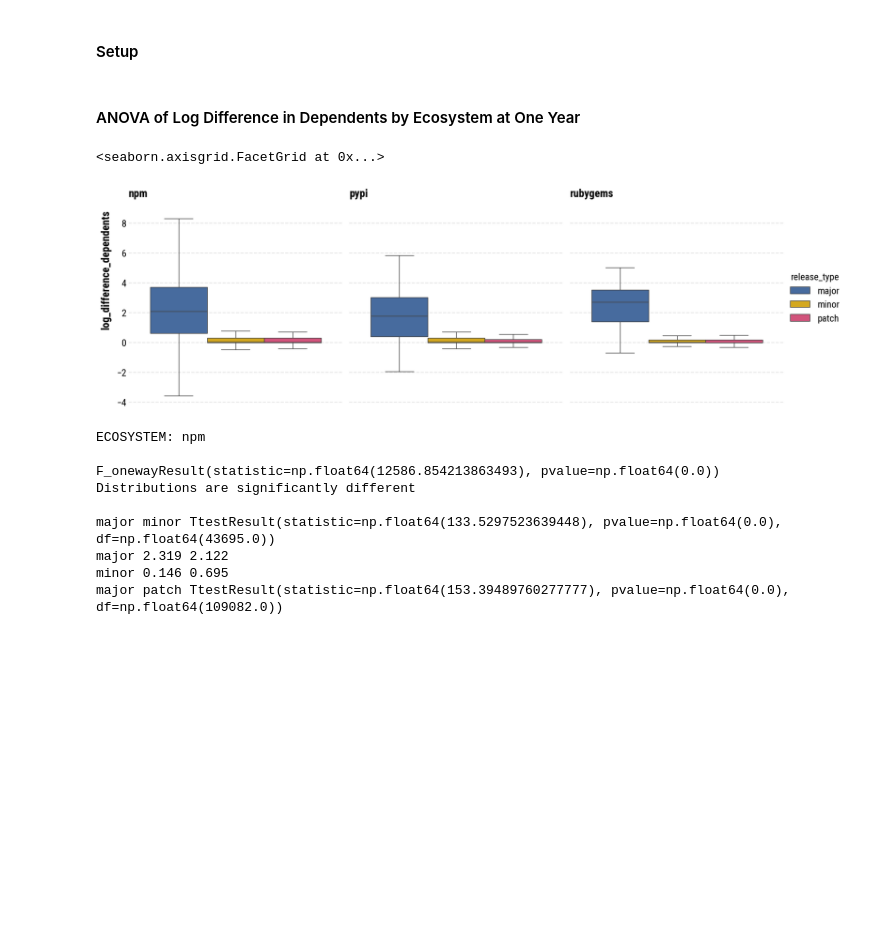
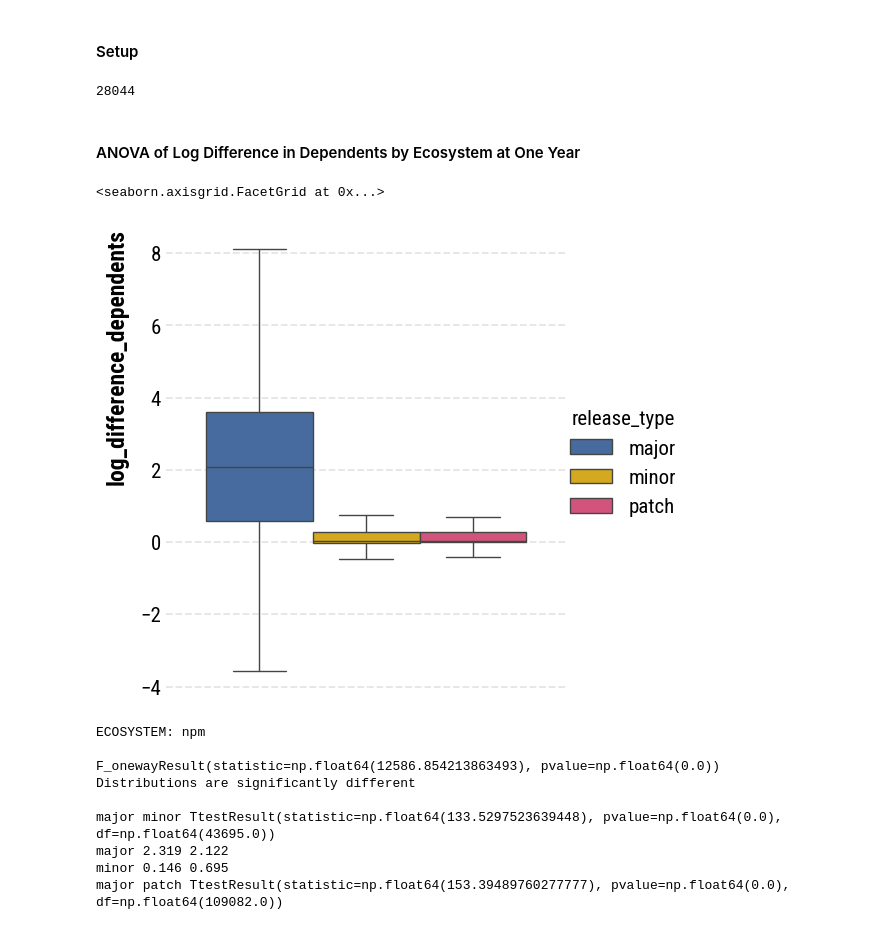
Before and after one commit to evamaxfield/dg-uoi-analysis, a Jupyter notebook: notebooks/pkg-releases-metrics-one-year.ipynb, the cells around one changed output. Drawn from its saved outputs; the diff is of its cells as text; code cells hidden in the pictures; blank space fills up the shorter version.

```diff
--- a/notebooks/pkg-releases-metrics-one-year.ipynb
+++ b/notebooks/pkg-releases-metrics-one-year.ipynb
@@ -39,7 +39,7 @@ Added new font as Titillium Web Black
 # %%
 # Data dir
 data_dir = (
-    Path("~/active/dg-uoi/data/per-day-pkg-releases-metrics-one-year")
+    Path("../data/per-day-pkg-releases-metrics-one-year/")
     .expanduser()
     .resolve()
     .absolute()
@@ -507,34 +517,42 @@ log_diff_dependents_ecosystem_release_type = (
     .sort(by=["release_type"])
     .collect()
 )
+
+print(
+    log_diff_dependents_ecosystem_release_type.select(
+        pl.col("package_uuid").n_unique()
+    ).item()
+)
+# %% [output]
+28044
 # %% [markdown]
 #### ANOVA of Log Difference in Dependents by Ecosystem at One Year
 # %%
 anova_data = (
     log_diff_dependents_ecosystem_release_type.filter(
         pl.col("log_difference_dependents").is_null().not_()
     )
     .filter(pl.col("log_difference_dependents").is_infinite().not_())
     .filter(pl.col("days_since_release").eq(pl.lit(360)))
 )
 
 # Plot log difference dependents
 g = sns.catplot(
     data=anova_data,
     # x="days_since_release",
     y="log_difference_dependents",
     hue="release_type",
     hue_order=["major", "minor", "patch"],
     kind="box",
-    col="ecosystem",
-    col_order=["npm", "pypi", "rubygems"],
+    # col="ecosystem",
+    # col_order=["npm", "pypi", "rubygems"],
     showfliers=False,
 )
 
 g.set_titles("{col_name}")
 # %% [output]
 <seaborn.axisgrid.FacetGrid at 0x...>
-[figure, old version]
+[figure, new version]
 # %%
 def compute_anova_and_post_hocs_for_ecosystem(
     data: pl.DataFrame,
```
Also changed, not shown: parts of 4 cells of this notebook, 9 other files.
